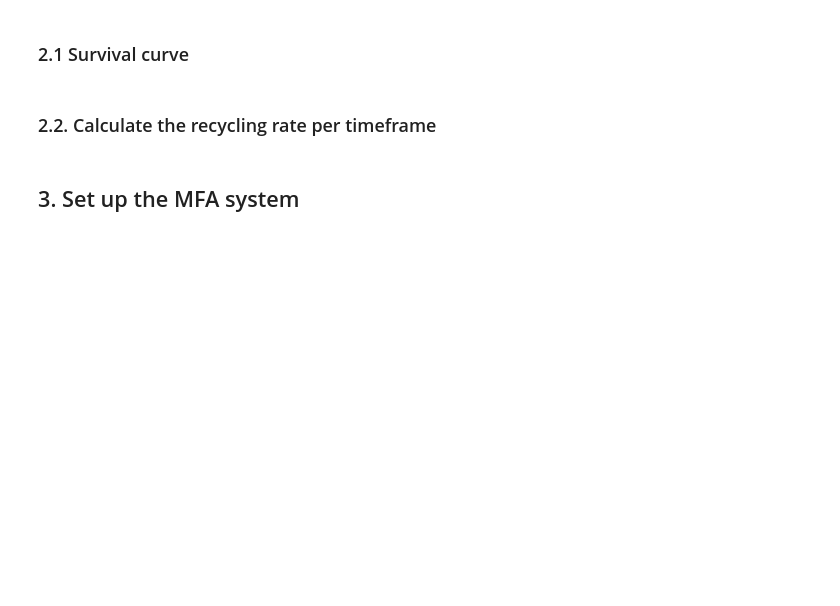
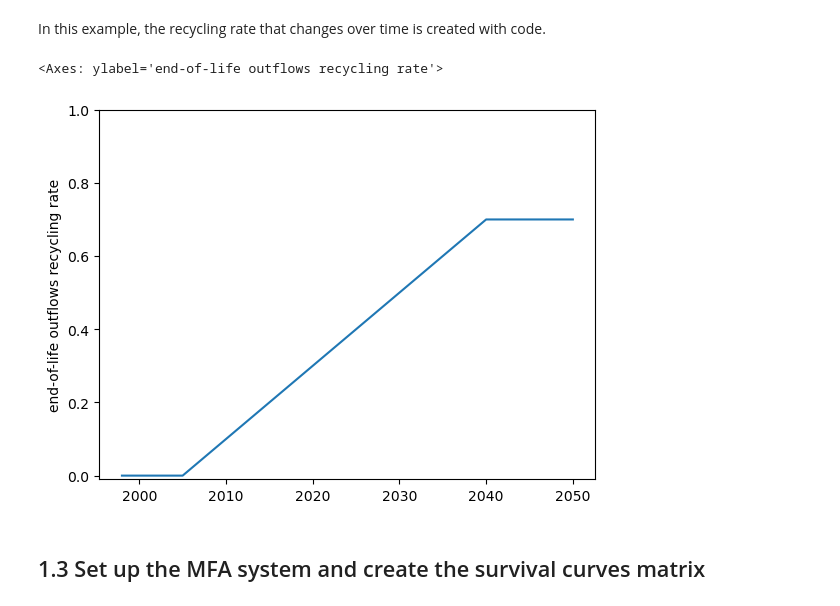
Before and after one commit to TomerFishman/RAPID-MFA, a Jupyter notebook: RAPID-MFA notebooks/07_recycling.ipynb, the cells around one changed output. Drawn from its saved outputs; the diff is of its cells as text; code cells hidden in the pictures; blank space fills up the shorter version.

```diff
--- a/RAPID-MFA notebooks/07_recycling.ipynb
+++ b/RAPID-MFA notebooks/07_recycling.ipynb
@@ -84,2 +167,0 @@ recycling_timeframe_end = 2040
-# %% [markdown]
-### 2.1 Survival curve
@@ -89,2 +167,0 @@ survival_curve = scipy.stats.weibull_min.sf(ages, c = shape, loc = 0, scale = sc
-# %% [markdown]
-### 2.2. Calculate the recycling rate per timeframe
@@ -94,3 +168,22 @@ recycling_rate_timeseries = np.interp(input_data.index, [recycling_timeframe_sta
+# %% [markdown]
+In this example, the recycling rate that changes over time is created with code.
+# %%
+# Define recycling rates
+recycling_rate = 0.7  # mock values for this example
+
+# Timeframe in which the recycling rated changes
+recycling_timeframe_start = 2005
+recycling_timeframe_end = 2040
+
+# Interpolate the recycling rate between the start of the timeframe to the end
+recycling_rate_timeseries = pd.Series(np.interp(input_data.index, [recycling_timeframe_start, recycling_timeframe_end], [0, recycling_rate]),
+                                      name = 'recycling rate',
+                                      index = input_data.index)
+
+recycling_rate_timeseries.plot(ylim=(-0.01,1), ylabel="end-of-life outflows recycling rate")
+# %% [output]
+<Axes: ylabel='end-of-life outflows recycling rate'>
+[figure, added]
 # %% [markdown]
-## 3. Set up the MFA system
+## 1.3 Set up the MFA system and create the survival curves matrix
 # %%
```
Also changed, not shown: parts of 27 cells of this notebook, 3 other files.
